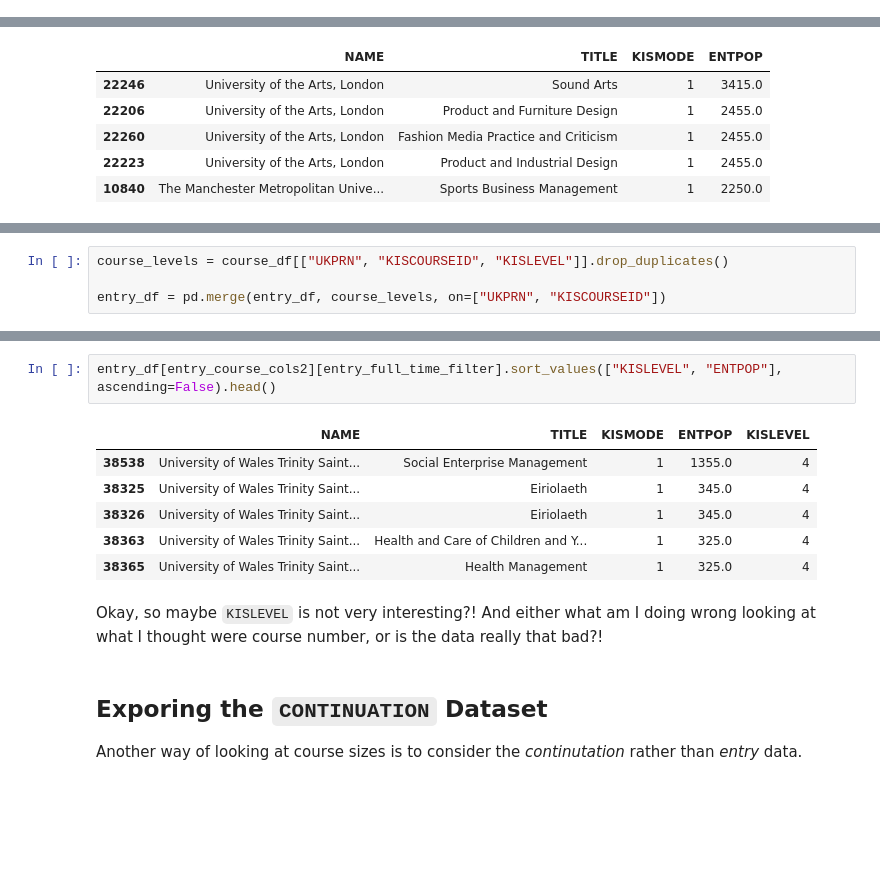
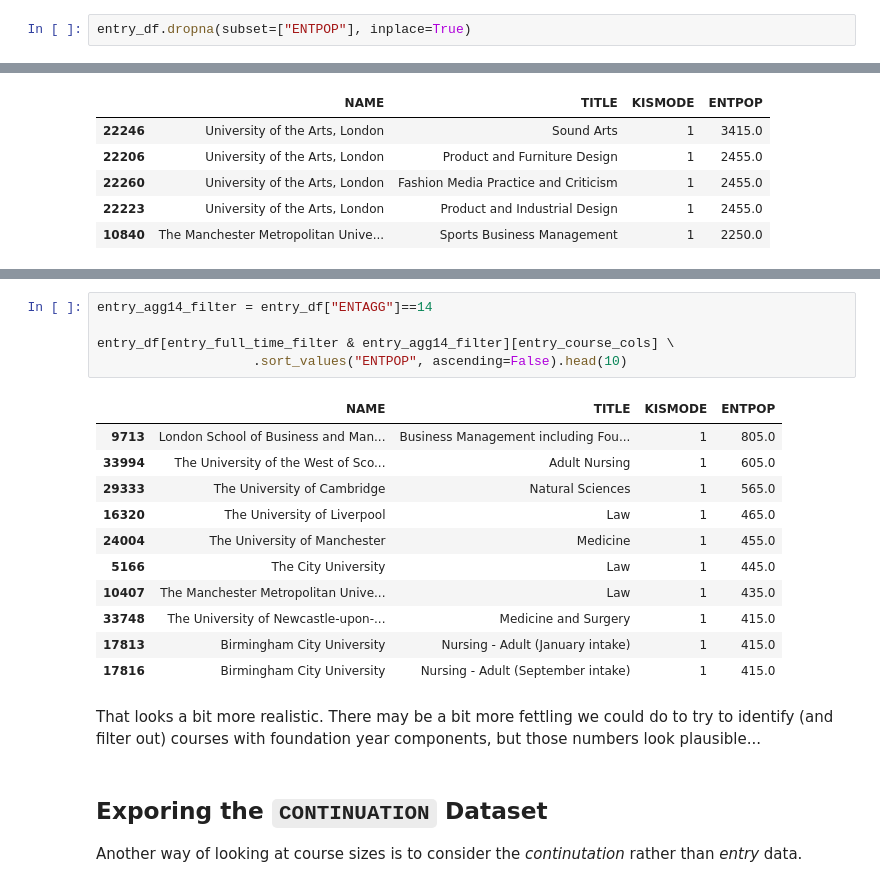
Before and after one commit to ConversationsWithData/unistats, a Jupyter notebook: 03.1 unistats - simple sorting and filtering.ipynb, the cells around one changed output, grey strips where cells are left out. Drawn from its saved outputs; the diff is of its cells as text; blank space fills up the shorter version.

```diff
--- a/03.1 unistats - simple sorting and filtering.ipynb
+++ b/03.1 unistats - simple sorting and filtering.ipynb
@@ -136,0 +165,2 @@ That OU courses have large populations is no surprise, but the University of the
+# %%
+entry_df.dropna(subset=["ENTPOP"], inplace=True)
@@ -154,4 +194,0 @@ I also wonder: are the courses all of the same *level*? I'm not sure what the `K
-# %%
-course_levels = course_df[["UKPRN", "KISCOURSEID", "KISLEVEL"]].drop_duplicates()
-
-entry_df = pd.merge(entry_df, course_levels, on=["UKPRN", "KISCOURSEID"])
@@ -181,14 +238,22 @@ So what do we get if we sort by descending `KISLEVEL` and `ENTPOP`?
 # %%
-entry_df[entry_course_cols2][entry_full_time_filter].sort_values(["KISLEVEL", "ENTPOP"], ascending=False).head()
+entry_agg14_filter = entry_df["ENTAGG"]==14
+
+entry_df[entry_full_time_filter & entry_agg14_filter][entry_course_cols] \
+                    .sort_values("ENTPOP", ascending=False).head(10)
 # %% [output]
-|  | NAME | TITLE | KISMODE | ENTPOP | KISLEVEL |
-| 38538 | University of Wales Trinity Saint... | Social Enterprise Management | 1 | 1355.0 | 4 |
-| 38325 | University of Wales Trinity Saint... | Eiriolaeth | 1 | 345.0 | 4 |
-| 38326 | University of Wales Trinity Saint... | Eiriolaeth | 1 | 345.0 | 4 |
-| 38363 | University of Wales Trinity Saint... | Health and Care of Children and Y... | 1 | 325.0 | 4 |
-| 38365 | University of Wales Trinity Saint... | Health Management | 1 | 325.0 | 4 |
+|  | NAME | TITLE | KISMODE | ENTPOP |
+| 9713 | London School of Business and Man... | Business Management including Fou... | 1 | 805.0 |
+| 33994 | The University of the West of Sco... | Adult Nursing | 1 | 605.0 |
+| 29333 | The University of Cambridge | Natural Sciences | 1 | 565.0 |
+| 16320 | The University of Liverpool | Law | 1 | 465.0 |
+| 24004 | The University of Manchester | Medicine | 1 | 455.0 |
+| 5166 | The City University | Law | 1 | 445.0 |
+| 10407 | The Manchester Metropolitan Unive... | Law | 1 | 435.0 |
+| 33748 | The University of Newcastle-upon-... | Medicine and Surgery | 1 | 415.0 |
+| 17813 | Birmingham City University | Nursing - Adult (January intake) | 1 | 415.0 |
+| 17816 | Birmingham City University | Nursing - Adult (September intake) | 1 | 415.0 |
-# %% [markdown]
-Okay, so maybe `KISLEVEL` is not very interesting?! And either what am I doing wrong looking at what I thought were course number, or is the data really that bad?!
+# %% [markdown]
+That looks a bit more realistic. There may be a bit more fettling we could do to try to identify (and filter out) courses with foundation year components, but those numbers look plausible...
 # %% [markdown]
 ## Exporing the `CONTINUATION` Dataset
 
```
Also changed, not shown: parts of 33 cells of this notebook.
